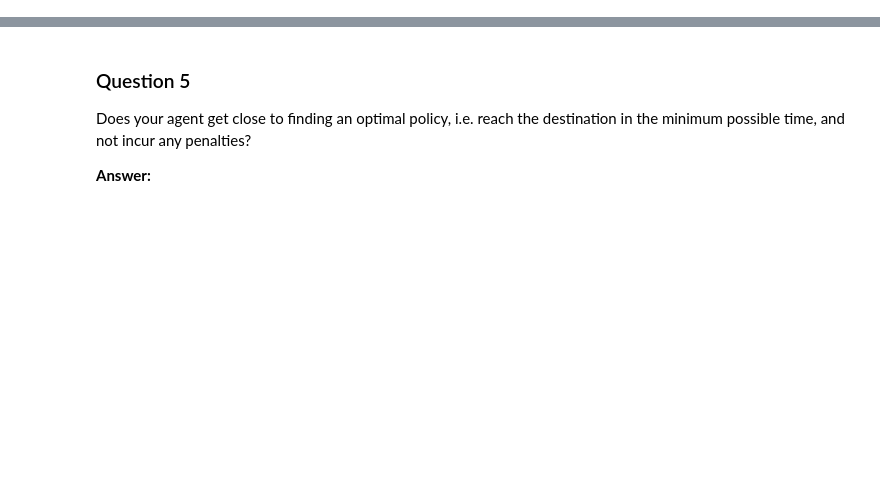
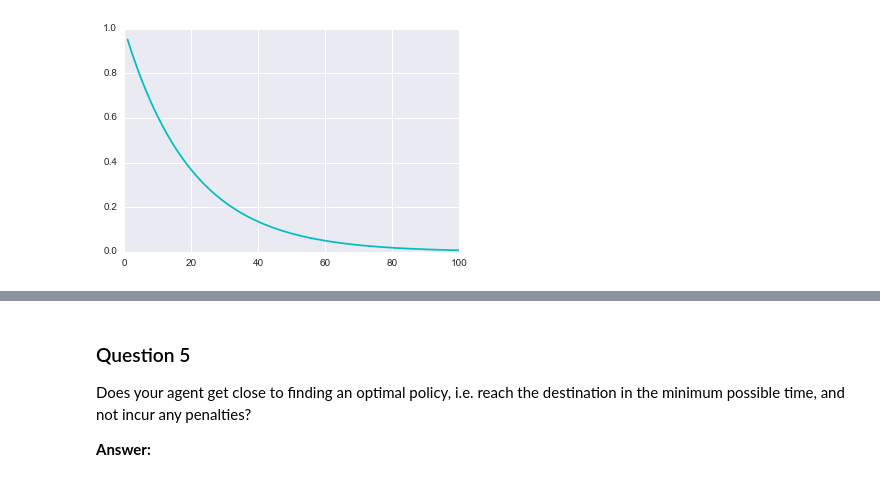
Before and after one commit to thomalm/udacity, a Jupyter notebook: machine-learning-nanodegree/p4-smartcab/smartcab/report.ipynb, the cells around one changed output, grey strips where cells are left out. Saved outputs shown, nothing was run; the diff lists cells and outputs as text; code cells hidden in the pictures; blank space fills up the shorter version.

```diff
--- a/machine-learning-nanodegree/p4-smartcab/smartcab/report.ipynb
+++ b/machine-learning-nanodegree/p4-smartcab/smartcab/report.ipynb
@@ -111,0 +102,6 @@ Report what changes you made to your basic implementation of Q-Learning to achie
+# %%
+t = np.linspace(1, 100, 100); e = np.exp(-0.05*t)
+
+plt.plot(t, e, 'c');
+# %% [output]
+[figure, added]
```
Also changed, not shown: parts of 15 cells of this notebook, 3 other files.
